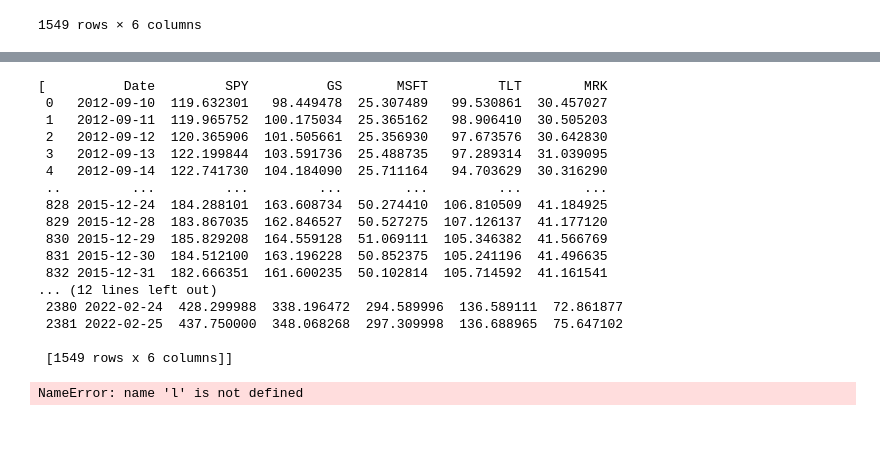
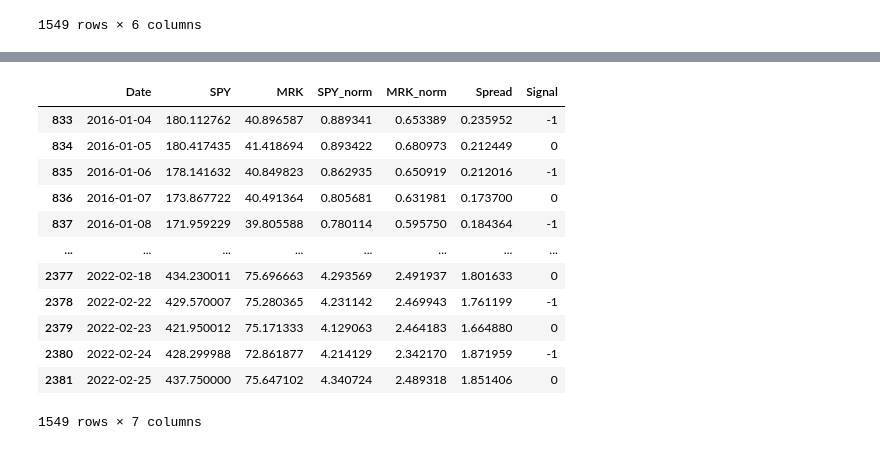
Before and after one commit to pranavwalia/StatArbLab, a Jupyter notebook: PairsTrading/DistanceApproach/DistanceApproachExample.ipynb, the cells around one changed output, grey strips where cells are left out. Cells and saved outputs as stored; diff of their text form; code cells hidden in the pictures.

```diff
--- a/PairsTrading/DistanceApproach/DistanceApproachExample.ipynb
+++ b/PairsTrading/DistanceApproach/DistanceApproachExample.ipynb
@@ -130,24 +73,18 @@ l.append(testData)
-# %%
-l
-# %% [output]
-[          Date         SPY          GS       MSFT         TLT        MRK
- 0   2012-09-10  119.632301   98.449478  25.307489   99.530861  30.457027
- 1   2012-09-11  119.965752  100.175034  25.365162   98.906410  30.505203
- 2   2012-09-12  120.365906  101.505661  25.356930   97.673576  30.642830
- 3   2012-09-13  122.199844  103.591736  25.488735   97.289314  31.039095
- 4   2012-09-14  122.741730  104.184090  25.711164   94.703629  30.316290
- ..         ...         ...         ...        ...         ...        ...
- 828 2015-12-24  184.288101  163.608734  50.274410  106.810509  41.184925
- 829 2015-12-28  183.867035  162.846527  50.527275  107.126137  41.177120
- 830 2015-12-29  185.829208  164.559128  51.069111  105.346382  41.566769
- 831 2015-12-30  184.512100  163.196228  50.852375  105.241196  41.496635
- 832 2015-12-31  182.666351  161.600235  50.102814  105.714592  41.161541
-... (12 lines left out)
- 2380 2022-02-24  428.299988  338.196472  294.589996  136.589111  72.861877
- 2381 2022-02-25  437.750000  348.068268  297.309998  136.688965  75.647102
-
- [1549 rows x 6 columns]]
 # %%
-l
+distanceClass.addTradeSignals(threshold=1)
-# %% [output]
-NameError: name 'l' is not defined
+# %%
+distanceClass.testPairs[0]
+# %% [output]
+|  | Date | SPY | MRK | SPY_norm | MRK_norm | Spread | Signal |
+| 833 | 2016-01-04 | 180.112762 | 40.896587 | 0.889341 | 0.653389 | 0.235952 | -1 |
+| 834 | 2016-01-05 | 180.417435 | 41.418694 | 0.893422 | 0.680973 | 0.212449 | 0 |
+| 835 | 2016-01-06 | 178.141632 | 40.849823 | 0.862935 | 0.650919 | 0.212016 | -1 |
+| 836 | 2016-01-07 | 173.867722 | 40.491364 | 0.805681 | 0.631981 | 0.173700 | 0 |
+| 837 | 2016-01-08 | 171.959229 | 39.805588 | 0.780114 | 0.595750 | 0.184364 | -1 |
+| ... | ... | ... | ... | ... | ... | ... | ... |
+| 2377 | 2022-02-18 | 434.230011 | 75.696663 | 4.293569 | 2.491937 | 1.801633 | 0 |
+| 2378 | 2022-02-22 | 429.570007 | 75.280365 | 4.231142 | 2.469943 | 1.761199 | -1 |
+| 2379 | 2022-02-23 | 421.950012 | 75.171333 | 4.129063 | 2.464183 | 1.664880 | 0 |
+| 2380 | 2022-02-24 | 428.299988 | 72.861877 | 4.214129 | 2.342170 | 1.871959 | -1 |
+| 2381 | 2022-02-25 | 437.750000 | 75.647102 | 4.340724 | 2.489318 | 1.851406 | 0 |
+1549 rows × 7 columns
```
Also changed, not shown: parts of 13 cells of this notebook, 24 other files.
